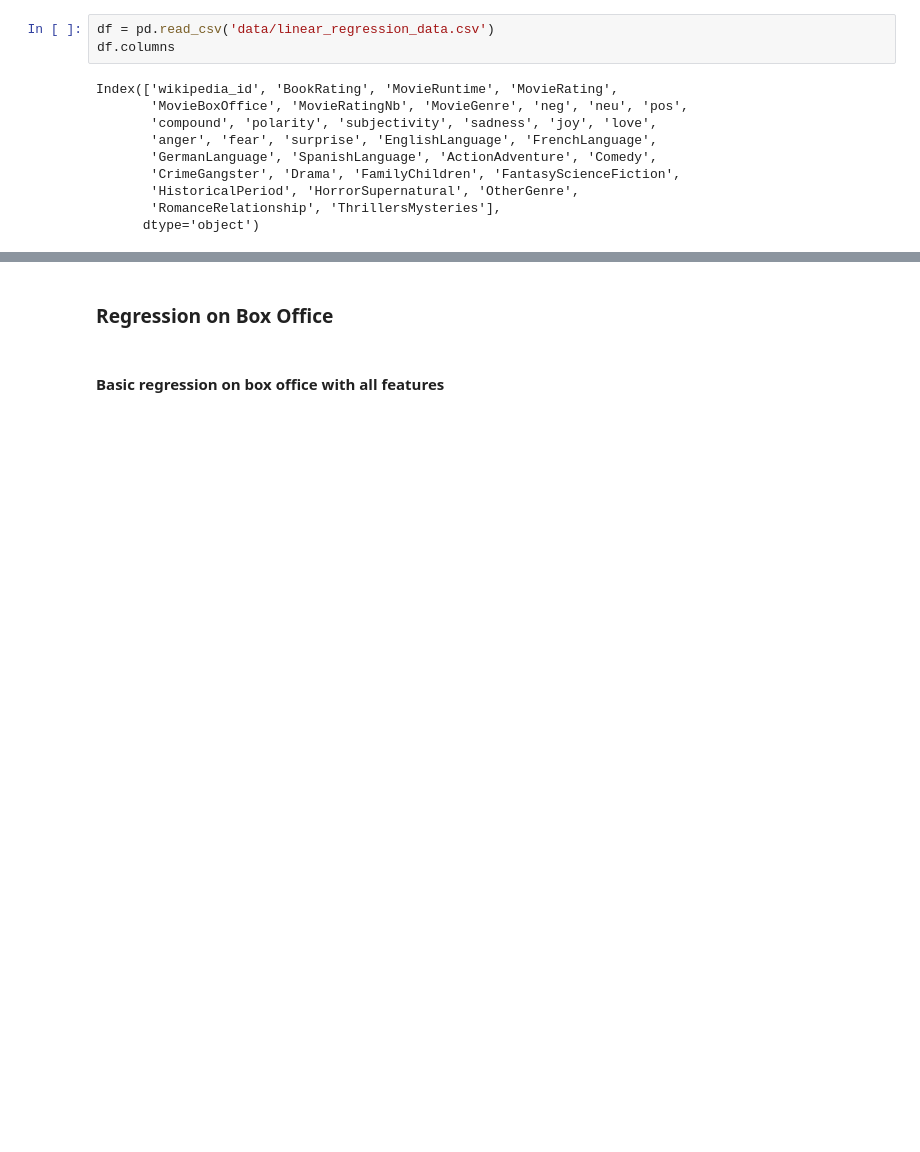
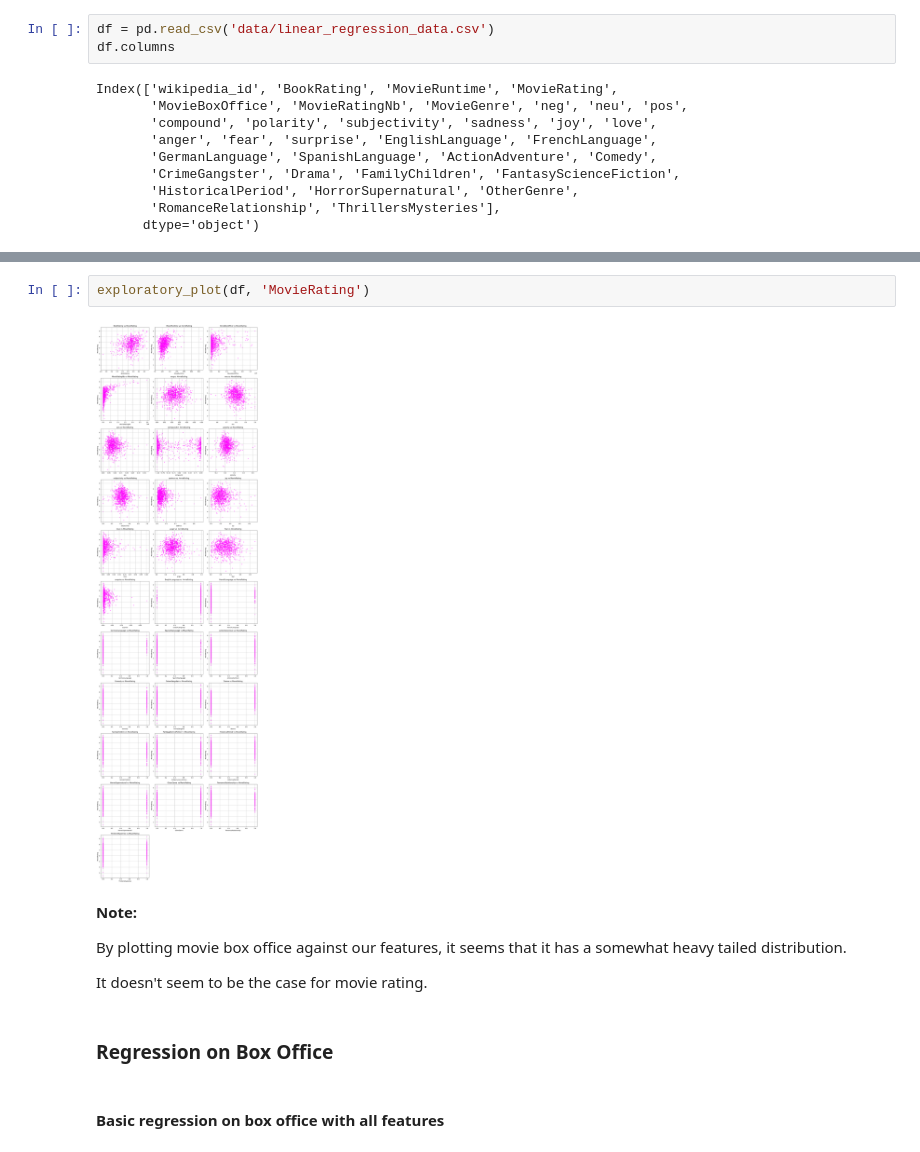
Before and after one commit to epfl-ada/ada-2024-project-padamalgame, a Jupyter notebook: linear_regression.ipynb, the cells around one changed output, grey strips where cells are left out. Cells and saved outputs as stored; diff of their text form; blank space fills up the shorter version.

```diff
--- a/linear_regression.ipynb
+++ b/linear_regression.ipynb
@@ -35,3 +39,13 @@ Index(['wikipedia_id', 'BookRating', 'MovieRuntime', 'MovieRating',
+# %%
+exploratory_plot(df, 'MovieRating')
+# %% [output]
+[figure, added]
+# %% [markdown]
+**Note:**
+
+By plotting movie box office against our features, it seems that it has a somewhat heavy tailed distribution.
+
+It doesn't seem to be the case for movie rating.
 # %% [markdown]
 ### Regression on Box Office
 # %% [markdown]
```
Also changed, not shown: parts of 9 cells of this notebook, 1 other file.
